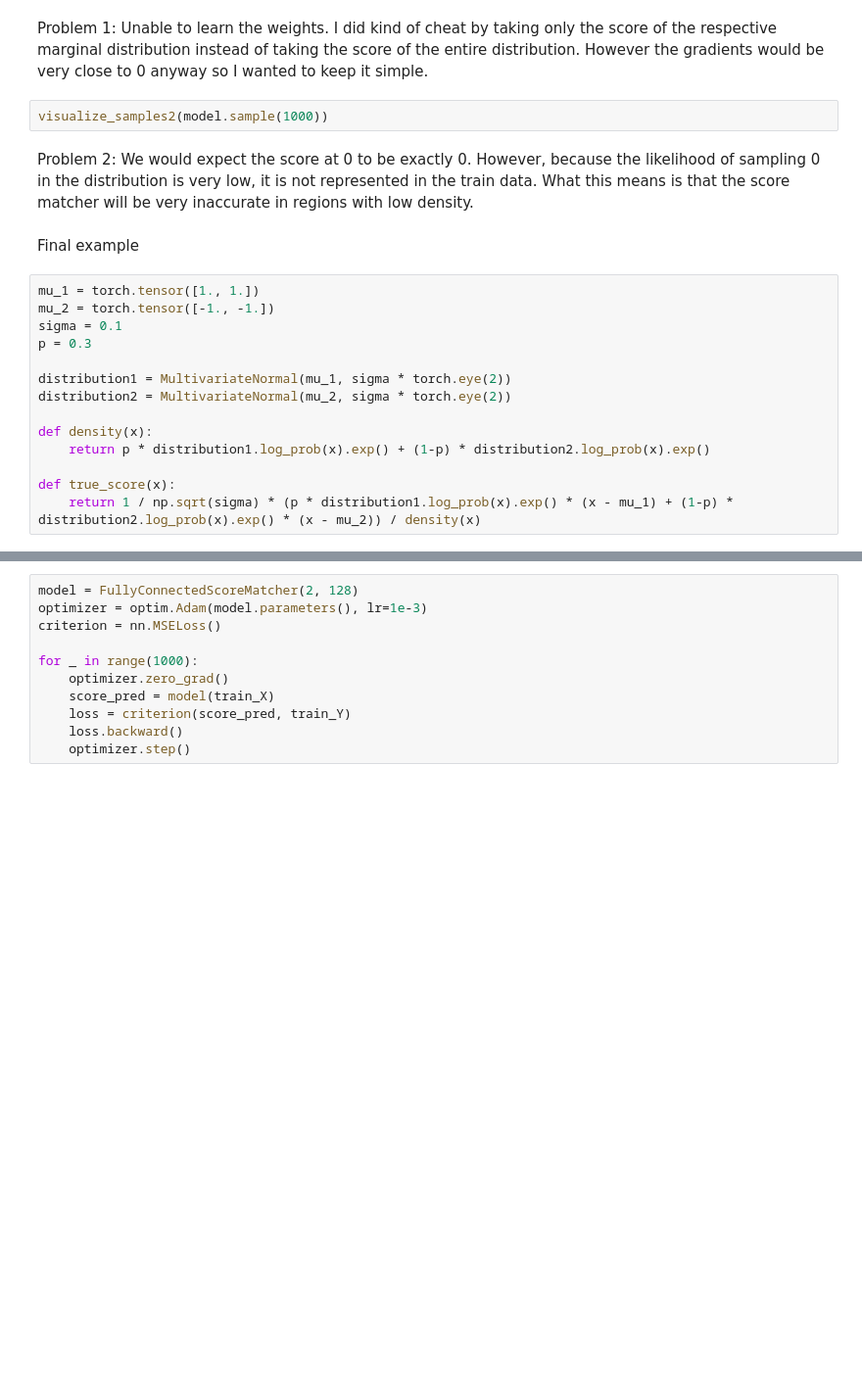
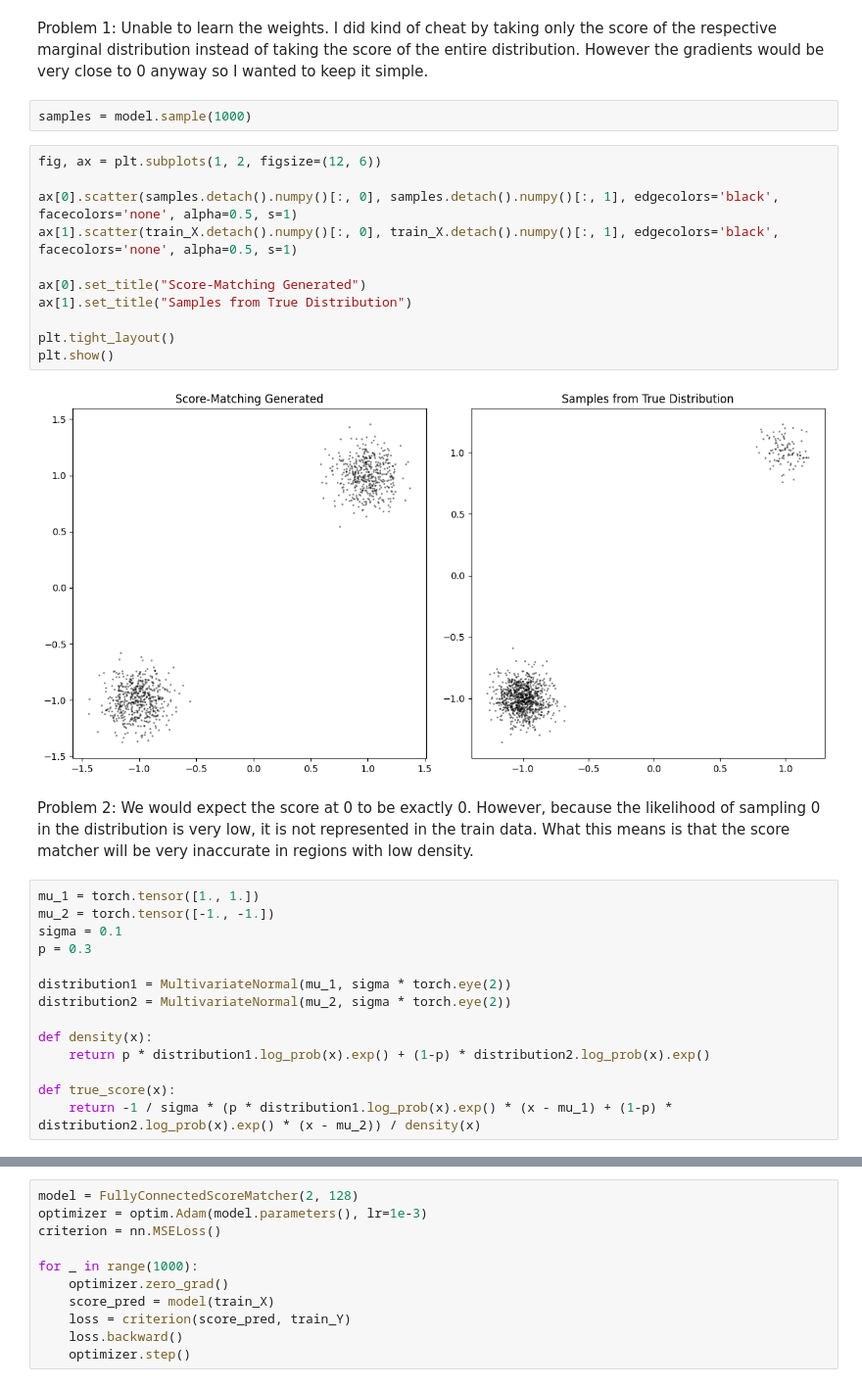
Before and after one commit to ben-eliav/Diffusion-Models-Project, a Jupyter notebook: code/score_matching.ipynb, the cells around one changed output, grey strips where cells are left out. Shown at 98% size. Cells and saved outputs as stored; diff of their text form; blank space fills up the shorter version.

Commit message:
plots for paper

```diff
--- a/code/score_matching.ipynb
+++ b/code/score_matching.ipynb
@@ -252,11 +252,22 @@ for _ in range(1000):
 # %% [markdown]
 Problem 1: Unable to learn the weights. I did kind of cheat by taking only the score of the respective marginal distribution instead of taking the score of the entire distribution. However the gradients would be very close to 0 anyway so I wanted to keep it simple.
 # %%
-visualize_samples2(model.sample(1000))
+samples = model.sample(1000)
+# %%
+fig, ax = plt.subplots(1, 2, figsize=(12, 6))
+
+ax[0].scatter(samples.detach().numpy()[:, 0], samples.detach().numpy()[:, 1], edgecolors='black', facecolors='none', alpha=0.5, s=1)
+ax[1].scatter(train_X.detach().numpy()[:, 0], train_X.detach().numpy()[:, 1], edgecolors='black', facecolors='none', alpha=0.5, s=1)
+
+ax[0].set_title("Score-Matching Generated")
+ax[1].set_title("Samples from True Distribution")
+
+plt.tight_layout()
+plt.show()
+# %% [output]
+[figure, added]
 # %% [markdown]
 Problem 2: We would expect the score at 0 to be exactly 0. However, because the likelihood of sampling 0 in the distribution is very low, it is not represented in the train data. What this means is that the score matcher will be very inaccurate in regions with low density.
-# %% [markdown]
-Final example
 # %%
 mu_1 = torch.tensor([1., 1.])
 mu_2 = torch.tensor([-1., -1.])
@@ -270,7 +281,7 @@ def density(x):
     return p * distribution1.log_prob(x).exp() + (1-p) * distribution2.log_prob(x).exp()
 
 def true_score(x):
-    return 1 / np.sqrt(sigma) * (p * distribution1.log_prob(x).exp() * (x - mu_1) + (1-p) * distribution2.log_prob(x).exp() * (x - mu_2)) / density(x)
+    return -1 / sigma * (p * distribution1.log_prob(x).exp() * (x - mu_1) + (1-p) * distribution2.log_prob(x).exp() * (x - mu_2)) / density(x)
 # %%
 train_X = torch.randn(1000, 2)
 probabilities = torch.rand(1000) < p
```
Also changed, not shown: parts of 4 cells of this notebook.
